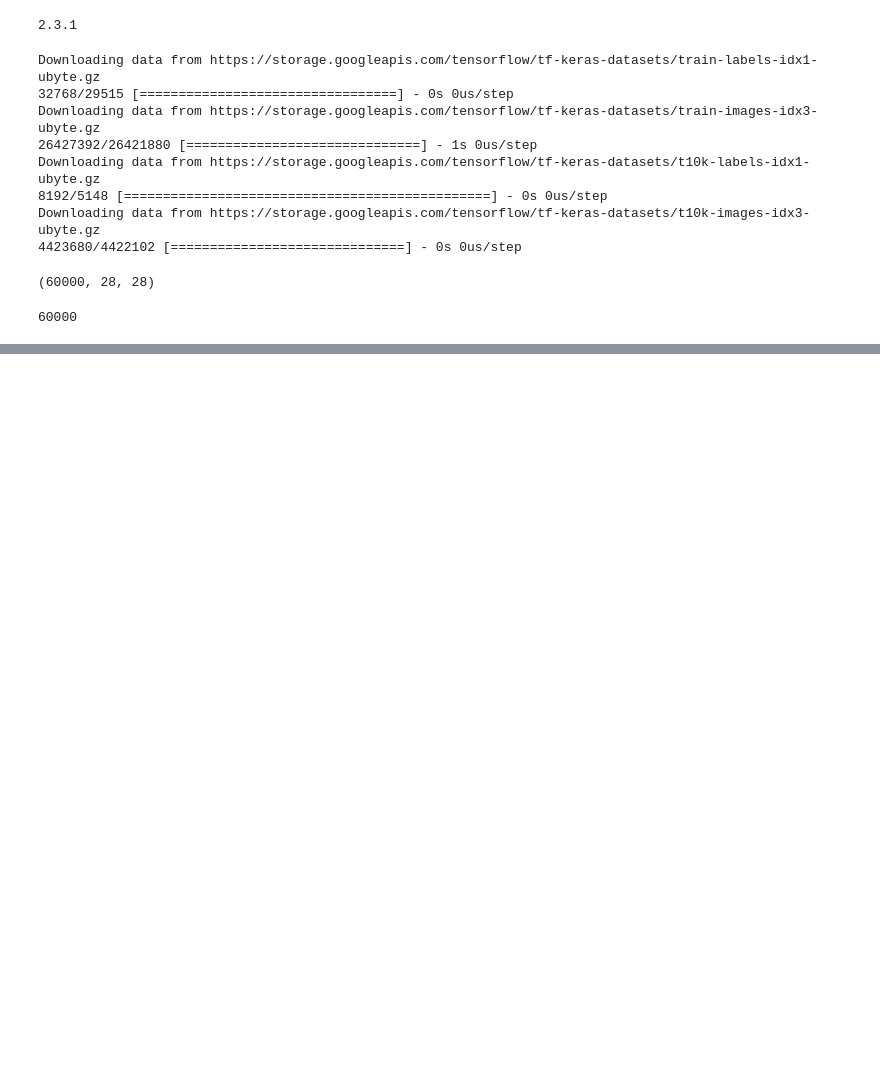
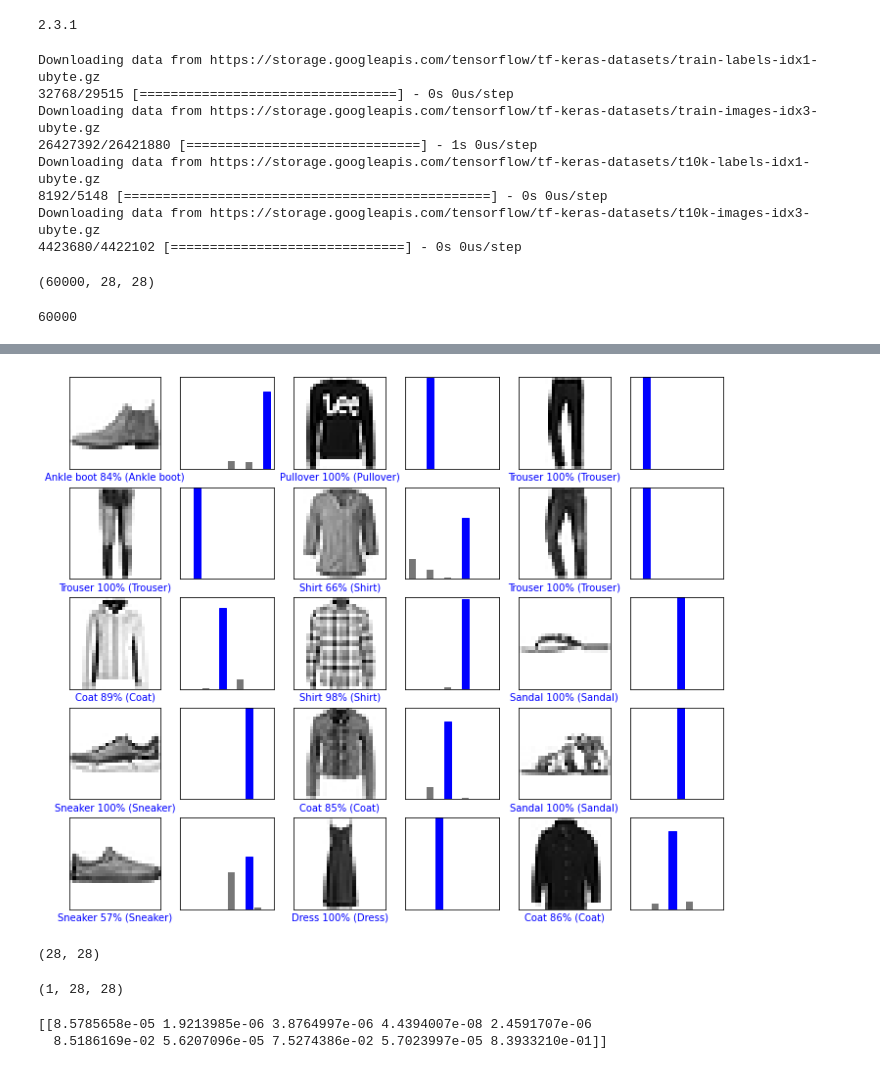
Before and after one commit to nosu23/Practice-ML01, a Jupyter notebook: notebook/tf-test001.ipynb, the cells around one changed output, grey strips where cells are left out. Drawn from its saved outputs; the diff is of its cells as text; code cells hidden in the pictures; blank space fills up the shorter version.

```diff
--- a/notebook/tf-test001.ipynb
+++ b/notebook/tf-test001.ipynb
@@ -36,0 +75,4 @@ len(train_labels)
+# %%
+model.compile(optimizer='adam',
+              loss='sparse_categorical_crossentropy',
+              metrics=['accuracy'])
@@ -36,0 +158,36 @@ len(train_labels)
+# %%
+# X個のテスト画像、予測されたラベル、正解ラベルを表示します。
+# 正しい予測は青で、間違った予測は赤で表示しています。
+num_rows = 5
+num_cols = 3
+num_images = num_rows*num_cols
+plt.figure(figsize=(2*2*num_cols, 2*num_rows))
+for i in range(num_images):
+  plt.subplot(num_rows, 2*num_cols, 2*i+1)
+  plot_image(i, predictions, test_labels, test_images)
+  plt.subplot(num_rows, 2*num_cols, 2*i+2)
+  plot_value_array(i, predictions, test_labels)
+plt.show()
+# %% [output]
+[figure, added]
+# %%
+# テスト用データセットから画像を1枚取り出す
+img = test_images[0]
+
+print(img.shape)
+# %% [output]
+(28, 28)
+# %%
+# 画像を1枚だけのバッチのメンバーにする
+img = (np.expand_dims(img,0))
+
+print(img.shape)
+# %% [output]
+(1, 28, 28)
+# %%
+predictions_single = model.predict(img)
+
+print(predictions_single)
+# %% [output]
+[[8.5785658e-05 1.9213985e-06 3.8764997e-06 4.4394007e-08 2.4591707e-06
+  8.5186169e-02 5.6207096e-05 7.5274386e-02 5.7023997e-05 8.3933210e-01]]
```
Also changed, not shown: parts of 15 cells of this notebook.
